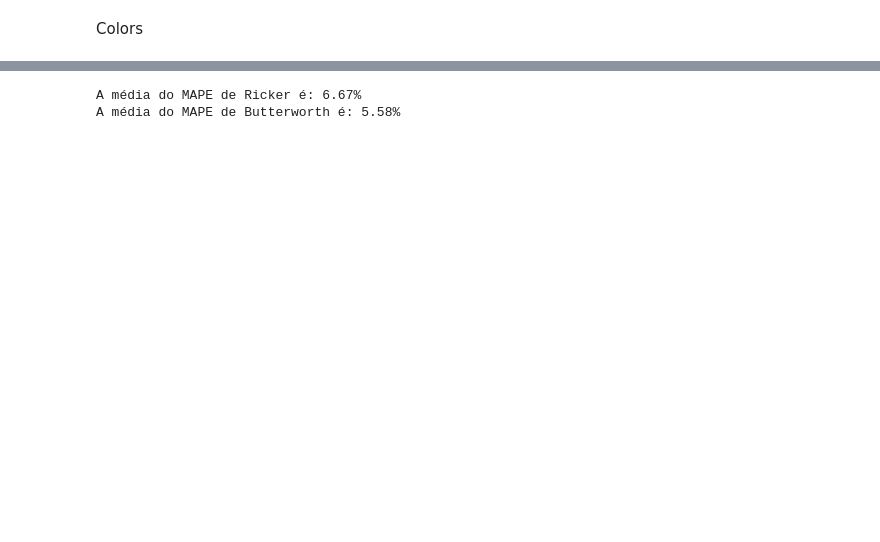
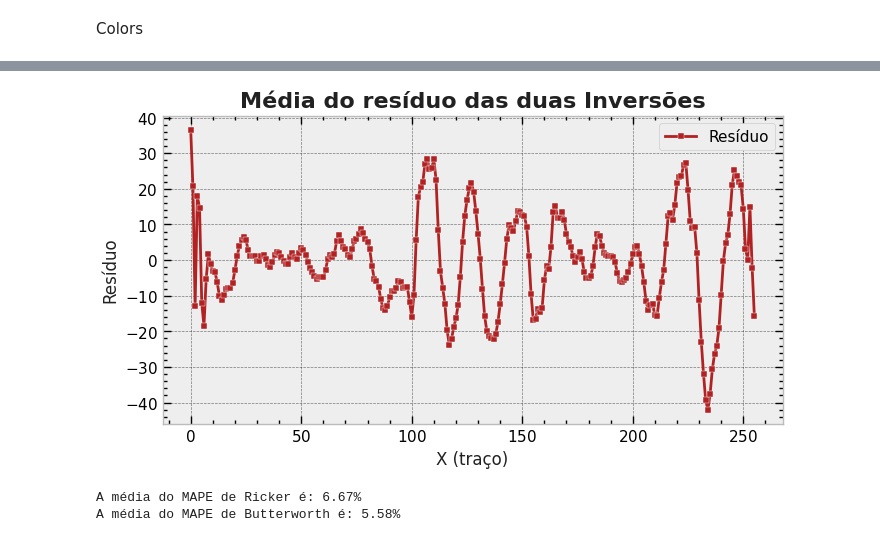
Before and after one commit to albano-a/inversion_methods_algorithms, a Jupyter notebook: statistical_analysis.ipynb, the cells around one changed output, grey strips where cells are left out. Saved outputs shown, nothing was run; the diff lists cells and outputs as text; code cells hidden in the pictures; blank space fills up the shorter version.

```diff
--- a/statistical_analysis.ipynb
+++ b/statistical_analysis.ipynb
@@ -61,3 +65,26 @@ plt.show()
+# %%
+residuo = inverted_impedance_final_ricker - inverted_impedance_final_butter
+residuo_trace = np.zeros(nx)
+
+for ix in range(nx):
+    residuo_trace[ix] = np.mean(residuo[ix,128,:])
+
+plt.figure(figsize=(8, 4))
+
+plt.plot(residuo_trace,'s-', label='Resíduo', ms=5,
+         color=TERCIARY, markeredgecolor='white', markeredgewidth=0.3)
+
+plt.title('Média do resíduo das duas Inversões', fontsize=16,
+          fontweight='bold', color=TEXT_COLOR)
+plt.xlabel('X (traço)', fontsize=12, color=TEXT_COLOR)
+plt.ylabel('Resíduo', fontsize=12, color=TEXT_COLOR)
+plt.tick_params(axis='both', labelsize=11)
+plt.legend(loc='upper right', fontsize=11)
+
+plt.savefig('simposio_figs/residuo_inversoes.png', dpi=300, bbox_inches='tight')
+plt.show()
+# %% [output]
+[figure, added]
 # %%
 xxx = np.arange(0,254,1)
 # %%
```
Also changed, not shown: parts of 10 cells of this notebook, 8 other files.
